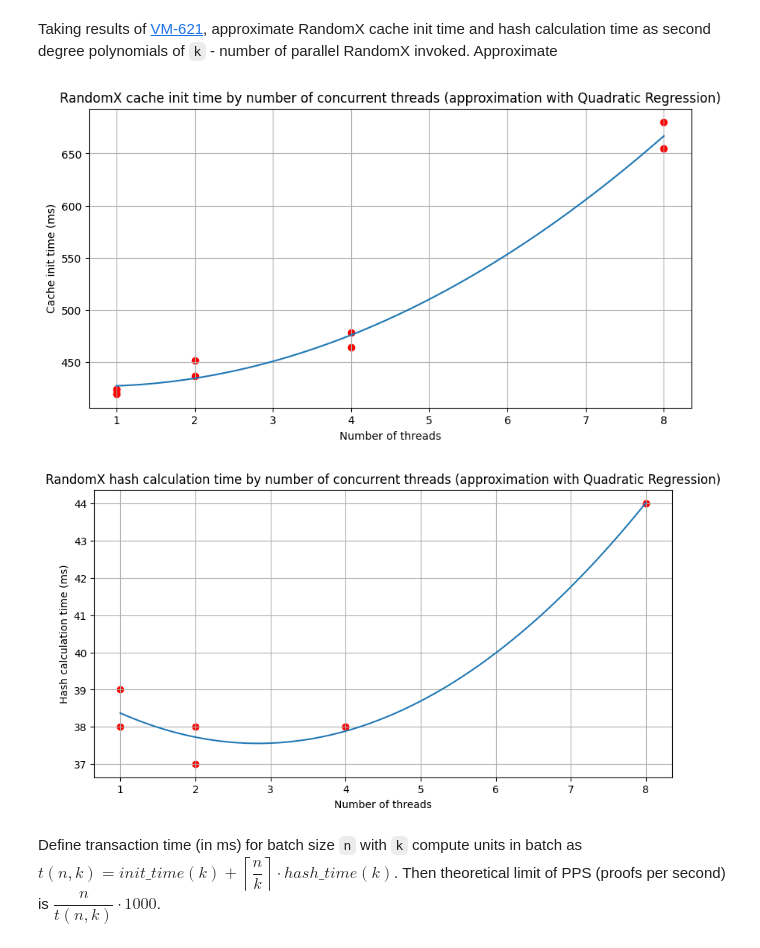
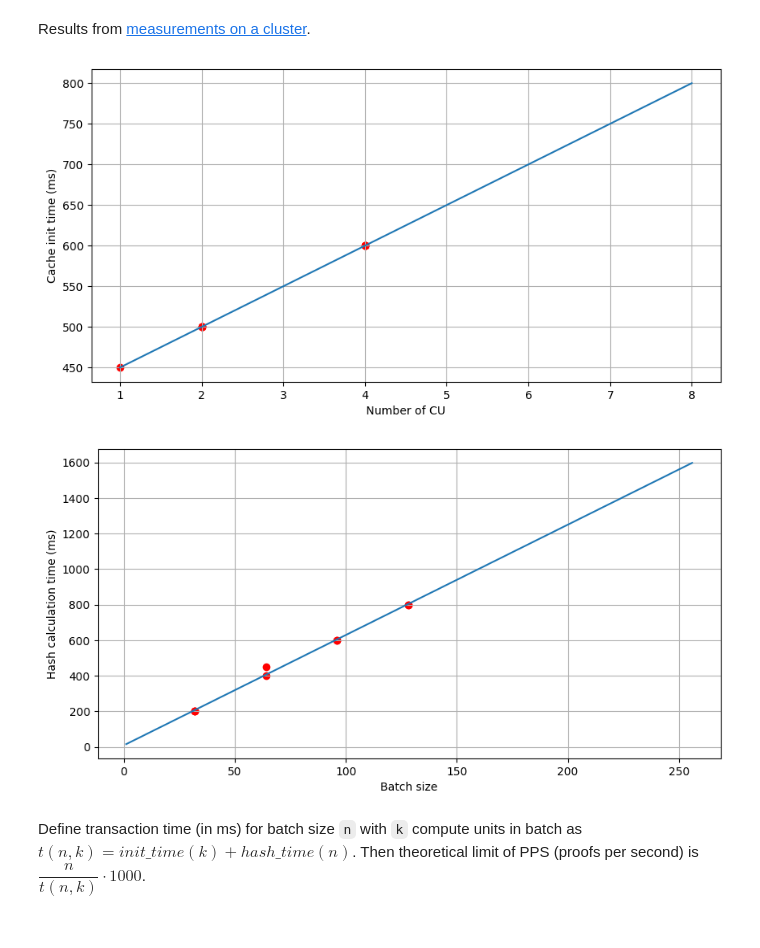
Before and after one commit to fluencelabs/ipc-load-test, a Jupyter notebook: analysis/Theoretical.ipynb, the cells around one changed output. Cells and saved outputs as stored; diff of their text form; code cells hidden in the pictures.

```diff
--- a/analysis/Theoretical.ipynb
+++ b/analysis/Theoretical.ipynb
@@ -3,9 +3,8 @@ import numpy as np
 import pandas as pd
 import matplotlib.pyplot as plt
 import seaborn as sns
-# %% [markdown]
-Taking results of [VM-621](https://linear.app/fluence/issue/VM-621/measure-latency-on-test-intel-machine), approximate
-RandomX cache init time and hash calculation time as second degree polynomials of `k` - number of parallel RandomX invoked. Approximate
+# %% [markdown]
+Results from [measurements on a cluster](https://www.notion.so/fluencenetwork/IPC-Load-Testing-5ee3a43157aa402dae346da4002b86b4?pvs=4).
 # %%
 times = [
     {
@@ -75,32 +69,30 @@ hash_calc = [t["hash_calc"] for t in times if t["cus"] <= 8]
 # %%
 cache_init_time_p = np.polynomial.Polynomial.fit(cus, cache_init, deg=2, domain=[1, 8])
-hash_calc_time_p = np.polynomial.Polynomial.fit(cus, hash_calc, deg=2, domain=[1, 8])
+hash_calc_time_p = np.polynomial.Polynomial.fit(batch_size, hash_calc, deg=1, domain=[1, 256])
 # %%
 x, y = cache_init_time_p.linspace(64)
 
 plt.figure(figsize=(10, 5))
 plt.plot(x, y)
 plt.scatter(cus, cache_init, color="red")
-plt.xlabel("Number of threads")
+plt.xlabel("Number of CU")
 plt.ylabel("Cache init time (ms)")
-plt.title("RandomX cache init time by number of concurrent threads (approximation with Quadratic Regression)")
 plt.grid(True)
 # %% [output]
-[figure, old version]
+[figure, new version]
 # %%
-x, y = hash_calc_time_p.linspace(64)
+x, y = hash_calc_time_p.linspace(256)
 
 plt.figure(figsize=(10, 5))
 plt.plot(x, y)
-plt.scatter(cus, hash_calc, color="red")
-plt.xlabel("Number of threads")
+plt.scatter(batch_size, hash_calc, color="red")
+plt.xlabel("Batch size")
 plt.ylabel("Hash calculation time (ms)")
-plt.title("RandomX hash calculation time by number of concurrent threads (approximation with Quadratic Regression)")
 plt.grid(True)
 # %% [output]
-[figure, old version]
+[figure, new version]
 # %% [markdown]
 Define transaction time (in ms) for batch size `n` with `k` compute units in batch
-as $t(n, k) = init\_time(k) + \left\lceil \dfrac{n}{k} \right\rceil \cdot hash\_time(k)$. Then theoretical limit of PPS (proofs per second) is $\dfrac{n}{t(n, k)} \cdot 1000$.
+as $t(n, k) = init\_time(k) + hash\_time(n)$. Then theoretical limit of PPS (proofs per second) is $\dfrac{n}{t(n, k)} \cdot 1000$.
 # %%
 def PPS(n, k):
```
Also changed, not shown: parts of 5 cells of this notebook.
